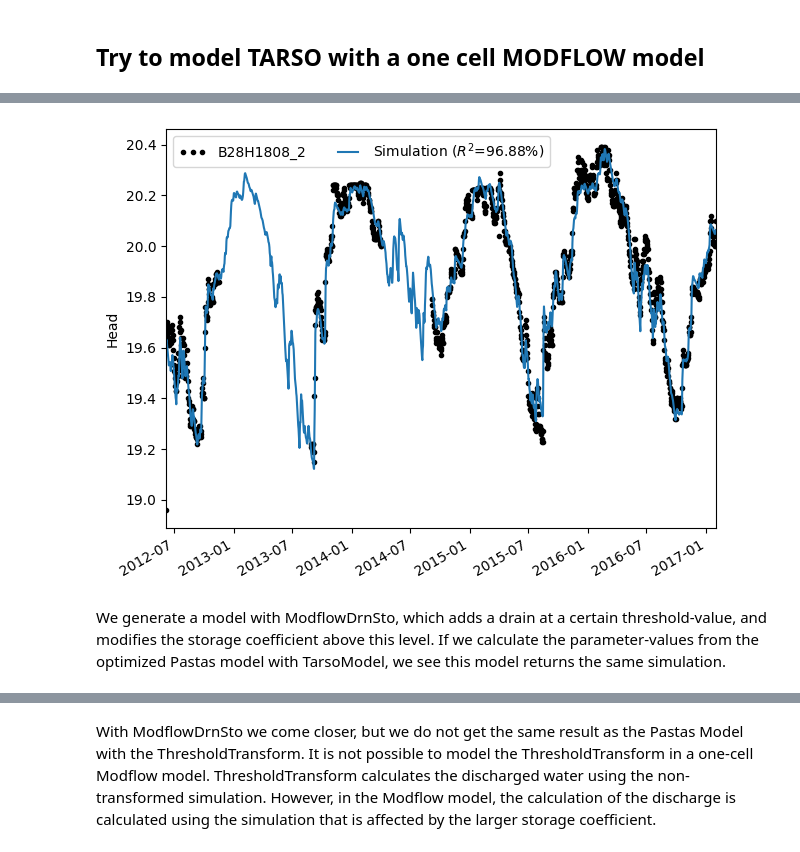
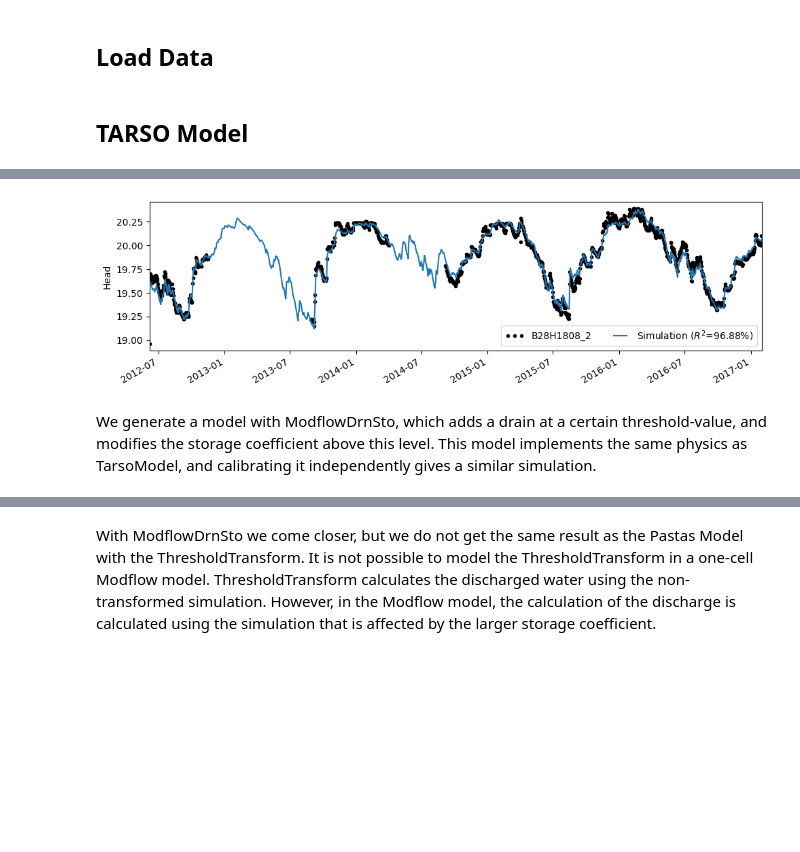
Before and after one commit to pastas/pastas-plugins, a Jupyter notebook: docs/examples/modflow_drn.ipynb, the cells around one changed output, grey strips where cells are left out. Saved outputs shown, nothing was run; the diff lists cells and outputs as text; code cells hidden in the pictures; blank space fills up the shorter version.

Commit message:
update modflow tarso/threshold comparison notebook

```diff
--- a/docs/examples/modflow_drn.ipynb
+++ b/docs/examples/modflow_drn.ipynb
@@ -22,10 +22,16 @@ DeprecationWarning: As of Pastas 1.5, no noisemodel is added to the pastas Model
+# %%
+ppmf.set_log_level(logging.ERROR)
+
+ps.set_use_cache(True)
+# %% [markdown]
+## Load Data
 # %%
 df = pd.read_csv("data/aftopping.csv", index_col=0, parse_dates=True)
 head = df["B28H1808_2"].dropna()
 prec = df["Precipitation"]
 evap = df["Evaporation"]
-# %% [markdown]
-## Try to model TARSO with a one cell MODFLOW model
+# %% [markdown]
+## TARSO Model
 # %%
 ml_tarso = ps.Model(head, constant=False)
 ml_tarso.add_stressmodel(
@@ -34,5 +40,5 @@ ml_tarso.add_stressmodel(
     )
 )
 ml_tarso.solve()
-ml_tarso.plot();
+ml_tarso.plot(figsize=(10, 3));
 # %% [output]
@@ -56,3 +62,3 @@ exp_f    -1.060276   -1.000000  True
-[figure, old version]
+[figure, new version]
 # %% [markdown]
-We generate a model with ModflowDrnSto, which adds a drain at a certain threshold-value, and modifies the storage coefficient above this level. If we calculate the parameter-values from the optimized Pastas model with TarsoModel, we see this model returns the same simulation.
+We generate a model with ModflowDrnSto, which adds a drain at a certain threshold-value, and modifies the storage coefficient above this level. This model implements the same physics as TarsoModel, and calibrating it independently gives a similar simulation.
```
Also changed, not shown: parts of 22 cells of this notebook.
